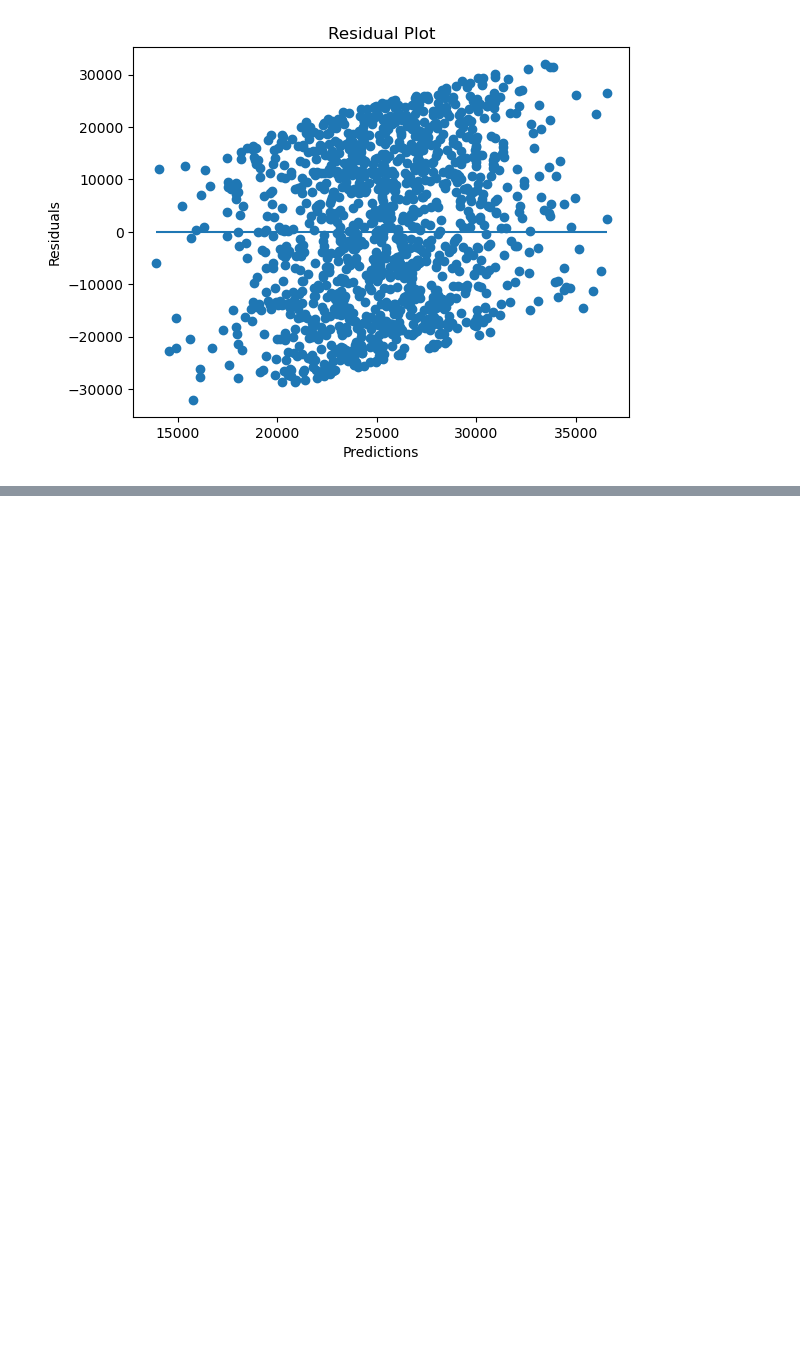
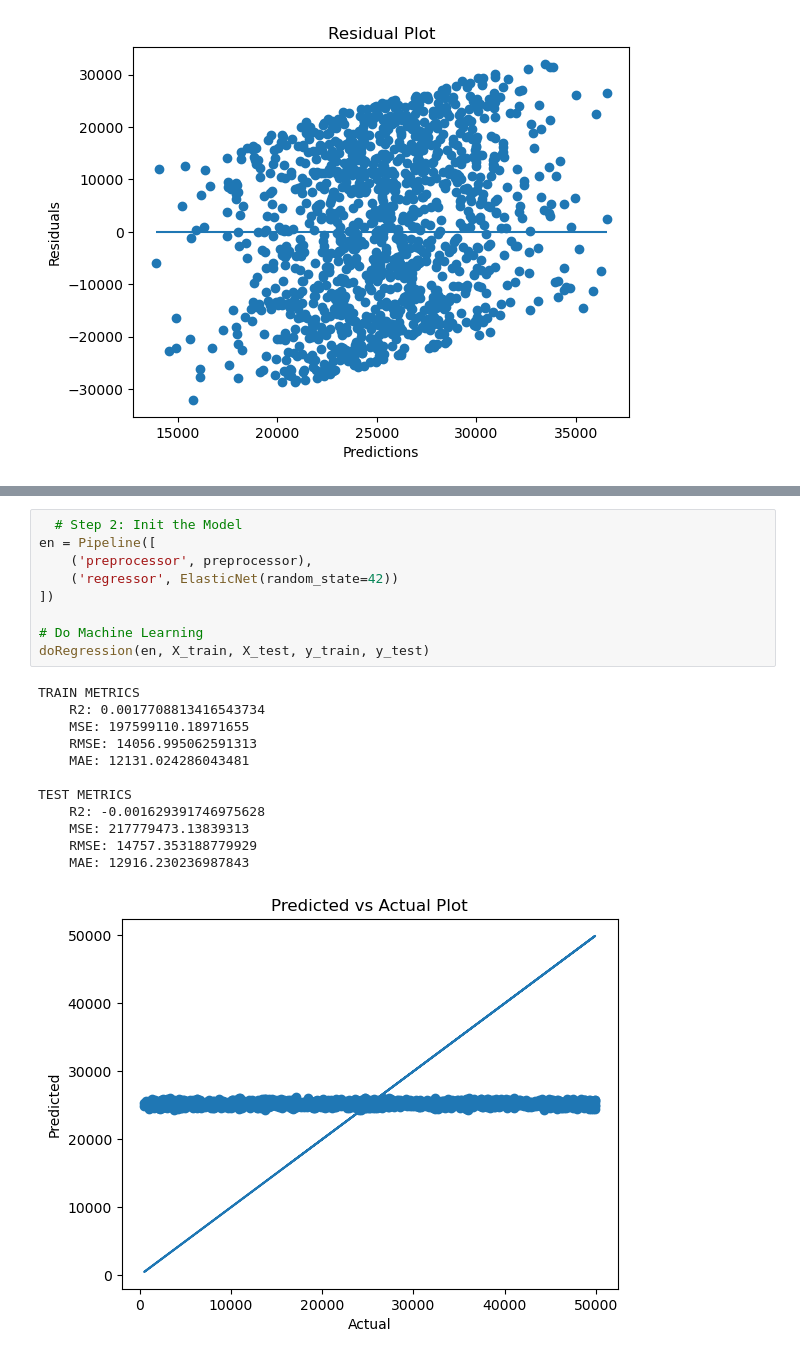
Before and after one commit to kerryoostdyk/Project4-Group1, a Jupyter notebook: Machine_Learning/project4_ML_supervised-regressor_EconomicLoss.ipynb, the cells around one changed output, grey strips where cells are left out. Drawn from its saved outputs; the diff is of its cells as text; blank space fills up the shorter version.

```diff
--- a/Machine_Learning/project4_ML_supervised-regressor_EconomicLoss.ipynb
+++ b/Machine_Learning/project4_ML_supervised-regressor_EconomicLoss.ipynb
@@ -342,0 +384,22 @@ fi.sort_values(by="Importance", ascending=False)
+# %%
+  # Step 2: Init the Model
+en = Pipeline([
+    ('preprocessor', preprocessor),
+    ('regressor', ElasticNet(random_state=42))
+])
+
+# Do Machine Learning
+doRegression(en, X_train, X_test, y_train, y_test)
+# %% [output]
+TRAIN METRICS
+    R2: 0.0017708813416543734
+    MSE: 197599110.18971655
+    RMSE: 14056.995062591313
+    MAE: 12131.024286043481
+
+TEST METRICS
+    R2: -0.001629391746975628
+    MSE: 217779473.13839313
+    RMSE: 14757.353188779929
+    MAE: 12916.230236987843
+[figure, added]
```
Also changed, not shown: parts of 16 cells of this notebook, 16 other files.
